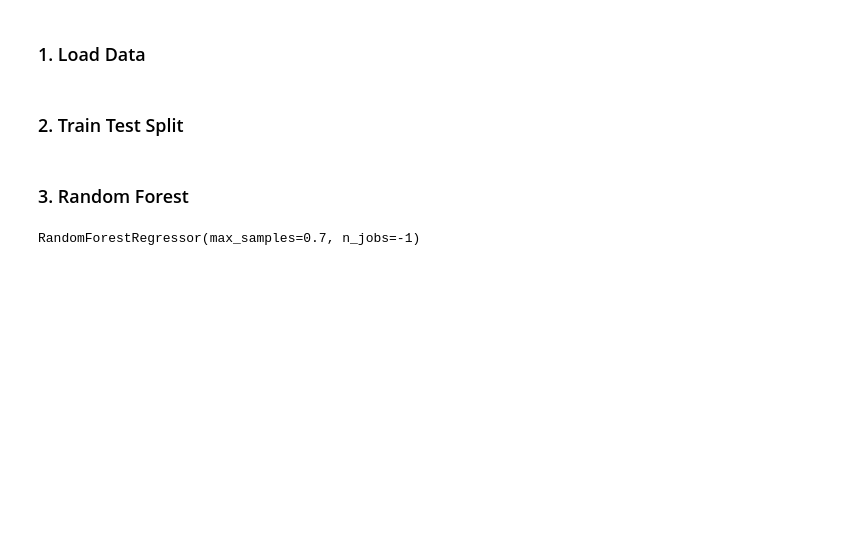
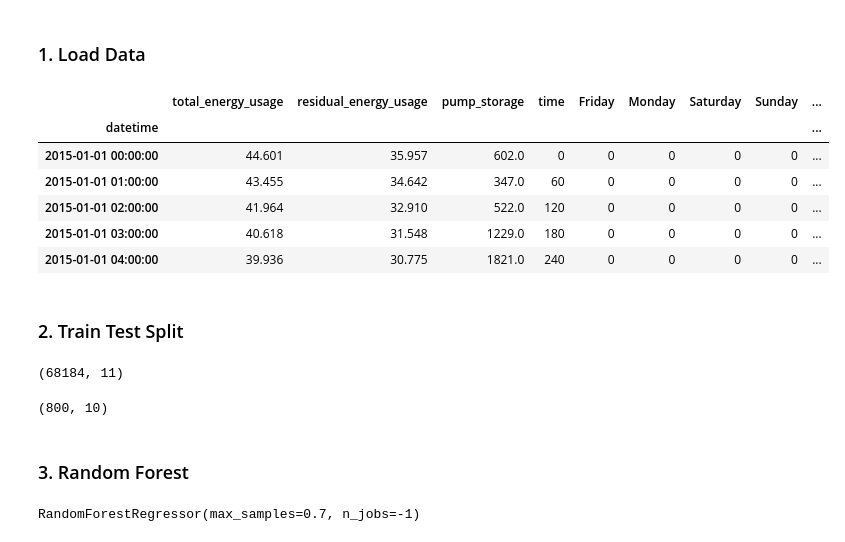
Before and after one commit to cleveryangcong/Random_Forest_Weights, a Jupyter notebook: notebooks/exploratory/1.1.1-dc-data_energy.ipynb, the cells around one changed output. Cells and saved outputs as stored; diff of their text form; code cells hidden in the pictures; blank space fills up the shorter version.

```diff
--- a/notebooks/exploratory/1.1.1-dc-data_energy.ipynb
+++ b/notebooks/exploratory/1.1.1-dc-data_energy.ipynb
@@ -41,5 +41,19 @@ df = pd.get_dummies(df, columns=["weekday"], prefix="", prefix_sep="")
 df["time"] = df["time"].apply(lambda t: t.hour * 60 + t.minute)
+# %%
+df.head()
+# %% [output]
+|  | total_energy_usage | residual_energy_usage | pump_storage | time | Friday | Monday | Saturday | Sunday | ... |
+| datetime |  |  |  |  |  |  |  |  | ... |
+| 2015-01-01 00:00:00 | 44.601 | 35.957 | 602.0 | 0 | 0 | 0 | 0 | 0 | ... |
+| 2015-01-01 01:00:00 | 43.455 | 34.642 | 347.0 | 60 | 0 | 0 | 0 | 0 | ... |
+| 2015-01-01 02:00:00 | 41.964 | 32.910 | 522.0 | 120 | 0 | 0 | 0 | 0 | ... |
+| 2015-01-01 03:00:00 | 40.618 | 31.548 | 1229.0 | 180 | 0 | 0 | 0 | 0 | ... |
+| 2015-01-01 04:00:00 | 39.936 | 30.775 | 1821.0 | 240 | 0 | 0 | 0 | 0 | ... |
 # %% [markdown]
 ### 2. Train Test Split
+# %%
+df.shape
+# %% [output]
+(68184, 11)
 # %%
 X_train, X_test, y_train, y_test = train_test_split(
@@ -48,6 +62,10 @@ X_train, X_test, y_train, y_test = train_test_split(
     test_size=0.2,
     shuffle=False,
 )
+# %%
+X_train.shape
+# %% [output]
+(800, 10)
 # %% [markdown]
 ### 3. Random Forest
 # %%
```
Also changed, not shown: parts of 15 cells of this notebook, 1 other file.
